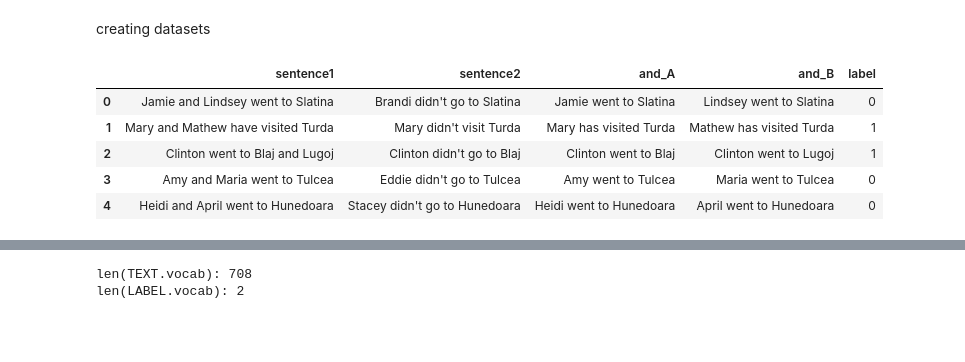
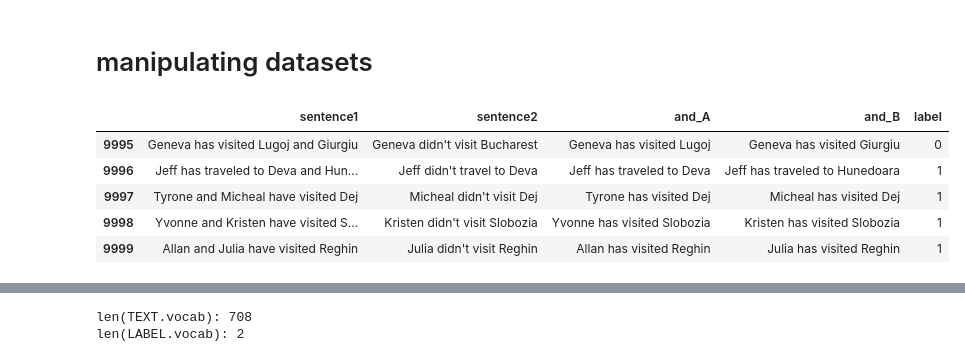
Before and after one commit to felipessalvatore/ContraQA, a Jupyter notebook: add_arch_draft0.ipynb, the cells around one changed output, grey strips where cells are left out. Saved outputs shown, nothing was run; the diff lists cells and outputs as text; code cells hidden in the pictures; blank space fills up the shorter version.

```diff
--- a/add_arch_draft0.ipynb
+++ b/add_arch_draft0.ipynb
@@ -15,8 +15,8 @@ import pandas as pd
 device = torch.device("cuda" if torch.cuda.is_available() else "cpu")
 
 % matplotlib inline
-# %% [markdown]
-creating datasets
+# %% [markdown]
+# manipulating datasets
 # %%
 boolean3()
 # boolean4()
@@ -26,9 +27,9 @@ df3 = pd.read_csv("data/boolean3_train.csv")
 # %%
-df3.head()
+df3.tail()
 # %% [output]
 |  | sentence1 | sentence2 | and_A | and_B | label |
-| 0 | Jamie and Lindsey went to Slatina | Brandi didn't go to Slatina | Jamie went to Slatina | Lindsey went to Slatina | 0 |
-| 1 | Mary and Mathew have visited Turda | Mary didn't visit Turda | Mary has visited Turda | Mathew has visited Turda | 1 |
-| 2 | Clinton went to Blaj and Lugoj | Clinton didn't go to Blaj | Clinton went to Blaj | Clinton went to Lugoj | 1 |
-| 3 | Amy and Maria went to Tulcea | Eddie didn't go to Tulcea | Amy went to Tulcea | Maria went to Tulcea | 0 |
-| 4 | Heidi and April went to Hunedoara | Stacey didn't go to Hunedoara | Heidi went to Hunedoara | April went to Hunedoara | 0 |
+| 9995 | Geneva has visited Lugoj and Giurgiu | Geneva didn't visit Bucharest | Geneva has visited Lugoj | Geneva has visited Giurgiu | 0 |
+| 9996 | Jeff has traveled to Deva and Hun... | Jeff didn't travel to Deva | Jeff has traveled to Deva | Jeff has traveled to Hunedoara | 1 |
+| 9997 | Tyrone and Micheal have visited Dej | Micheal didn't visit Dej | Tyrone has visited Dej | Micheal has visited Dej | 1 |
+| 9998 | Yvonne and Kristen have visited S... | Kristen didn't visit Slobozia | Yvonne has visited Slobozia | Kristen has visited Slobozia | 1 |
+| 9999 | Allan and Julia have visited Reghin | Julia didn't visit Reghin | Allan has visited Reghin | Julia has visited Reghin | 1 |
```
Also changed, not shown: parts of 35 cells of this notebook.
